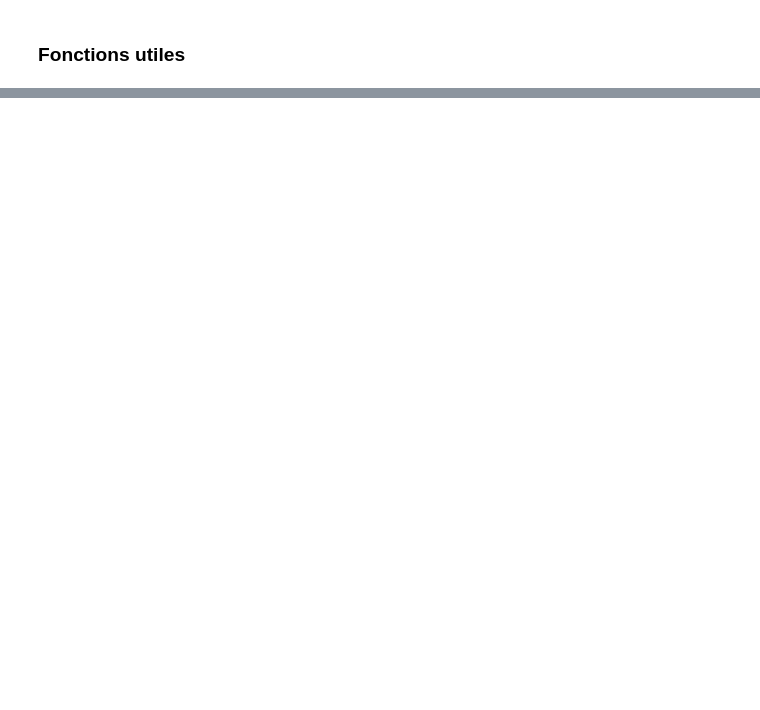
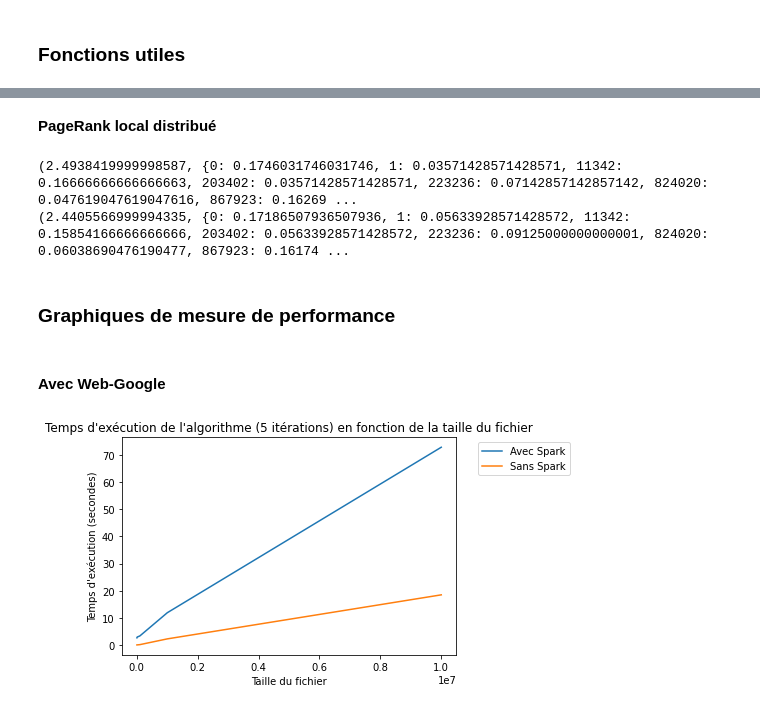
Before and after one commit to ARKEnsae/Pagerank_pyspark, a Jupyter notebook: DocPageRank.ipynb, the cells around one changed output, grey strips where cells are left out. Drawn from its saved outputs; the diff is of its cells as text; code cells hidden in the pictures; blank space fills up the shorter version.

```diff
--- a/DocPageRank.ipynb
+++ b/DocPageRank.ipynb
@@ -403,0 +311,30 @@ http://www.bibmath.net/dico/index.php?action=affiche&quoi=./p/perron-frobenius.h
+# %%
+def creer_donnees_graphique_timer_lignes(nbs_lignes,nb_iter,fichier="web-Google"):
+    without_spark_list=[]
+    with_spark_list=[]
+    for nb_lignes in nbs_lignes:
+        df = pd.read_csv("data/{}{}.txt".format(fichier,nb_lignes),
+                     sep=' ', names=["in","out"])
+        G=nx.from_pandas_edgelist(df, 'in', 'out',create_using=nx.DiGraph())
+        RddDataBase = sc.textFile("data/{}{}.txt".format(fichier,nb_lignes))
+        without_spark = pagerank_local(G,nbIter=5,
+                                            alpha=0.85, only_timer=True)
+        without_spark_list.append(without_spark)
+        with_spark = pagerank_local_spark(RddDataBase,nbIter=5,
+                                               alpha=0.85, only_timer=True)
+        with_spark_list.append(with_spark)
+    return(with_spark_list,without_spark_list)
+
+def creer_graphique_timer_lignes(nbs_lignes,with_spark_list,without_spark_list,nb_iter):
+    ax = plt.subplot()
+    plt.plot(nbs_lignes,with_spark_list , label="Avec Spark")
+    plt.plot(nbs_lignes,without_spark_list , label="Sans Spark")
+    leg = plt.legend()
+    leg = plt.legend(bbox_to_anchor=(1.05, 1), loc='upper left')
+    #leg = plt.legend(loc='best', ncol=2, mode="expand", shadow=True, fancybox=True)
+    #leg.get_frame().set_alpha(0.5)
+    plt.title("Temps d'exécution de l'algorithme ({} itérations) en fonction de la taille du fichier".format(nb_iter))
+    plt.ylabel("Temps d'exécution (secondes)")
+    plt.xlabel('Taille du fichier')
+    #plt.savefig('Output/name.png')
+    plt.show()
@@ -403,0 +422,12 @@ http://www.bibmath.net/dico/index.php?action=affiche&quoi=./p/perron-frobenius.h
+# %% [markdown]
+**PageRank local distribué**
+# %%
+print(pagerank_local_spark(RddDataBase,nbIter=2,alpha=1))
+print(pagerank_local_spark(RddDataBase,nbIter=2,alpha=0.85))
+# %% [output]
+(2.4938419999998587, {0: 0.1746031746031746, 1: 0.03571428571428571, 11342: 0.16666666666666663, 203402: 0.03571428571428571, 223236: 0.07142857142857142, 824020: 0.047619047619047616, 867923: 0.16269 ...
+(2.4405566999994335, {0: 0.17186507936507936, 1: 0.05633928571428572, 11342: 0.15854166666666666, 203402: 0.05633928571428572, 223236: 0.09125000000000001, 824020: 0.06038690476190477, 867923: 0.16174 ...
+# %% [markdown]
+### Graphiques de mesure de performance
+# %% [markdown]
+#### Avec Web-Google
@@ -403,0 +440,8 @@ http://www.bibmath.net/dico/index.php?action=affiche&quoi=./p/perron-frobenius.h
+# %%
+nbs_lignes=[1000,10000,100000,1000000,10000000]
+with_spark_list, without_spark_list = creer_donnees_graphique_timer_lignes(
+    nbs_lignes,
+    nb_iter=5)
+creer_graphique_timer(nbs_lignes,with_spark_list,without_spark_list,nb_iter=5)
+# %% [output]
+[figure, added]
```
Also changed, not shown: parts of 56 cells of this notebook, 7 other files.
